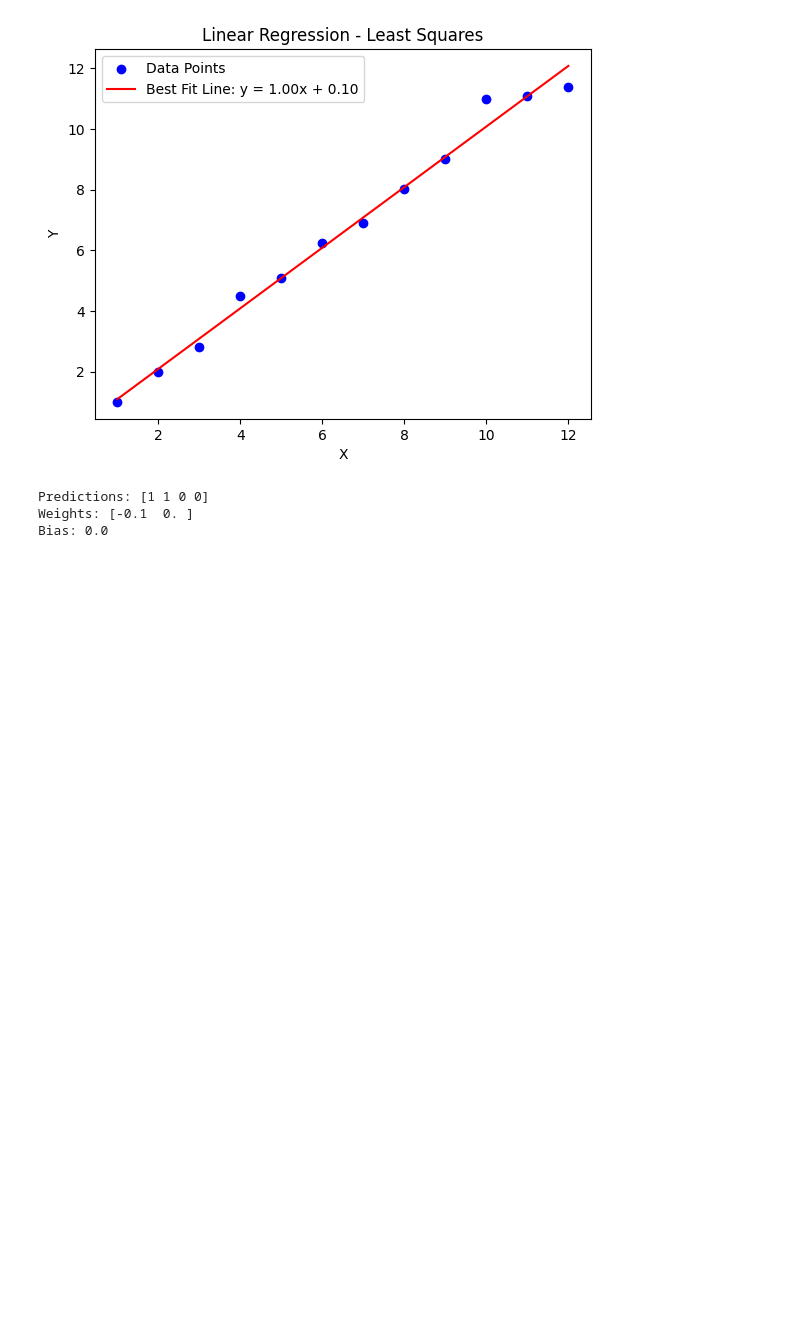
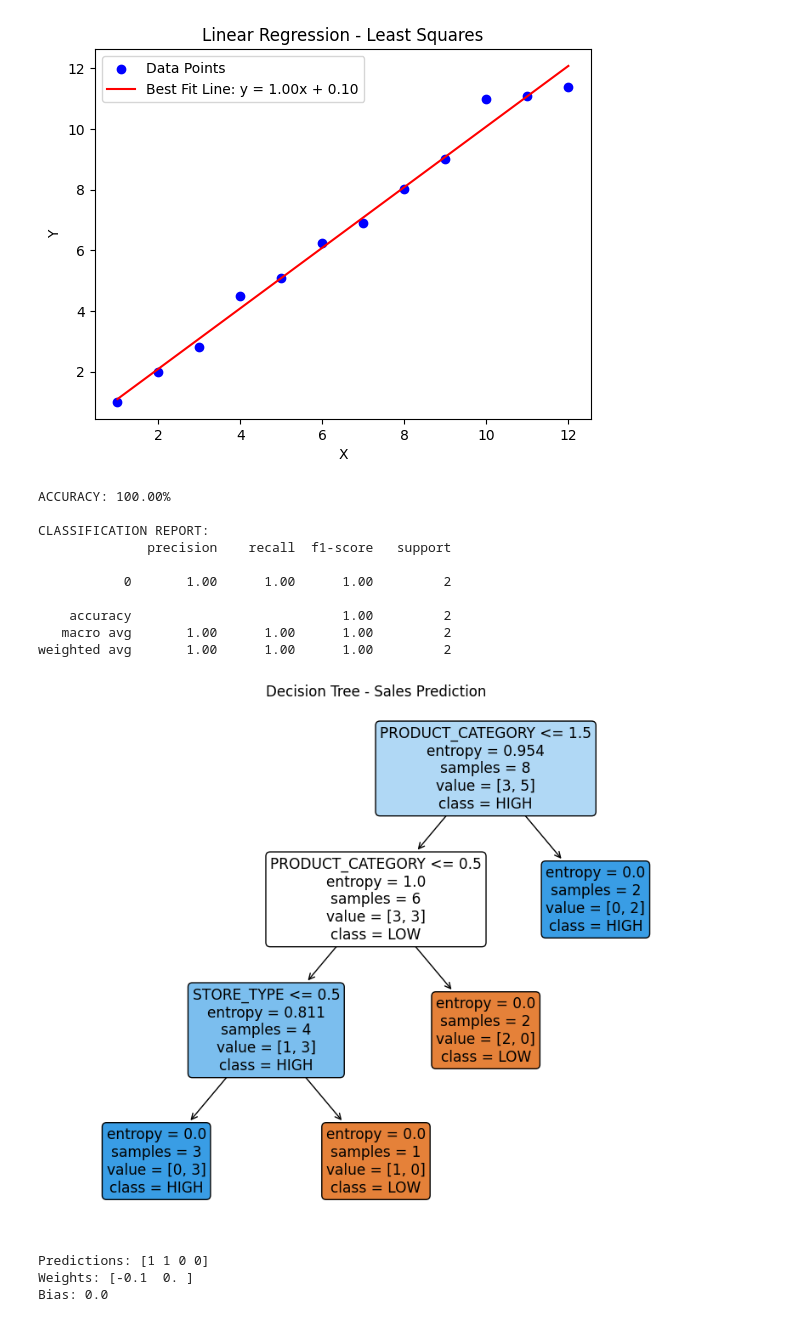
Before and after one commit to np-nandanpatil/ml-lab, a Jupyter notebook: SimplifiedLabPrograms.ipynb, the cells around one changed output. Drawn from its saved outputs; the diff is of its cells as text; code cells hidden in the pictures; blank space fills up the shorter version.

```diff
--- a/SimplifiedLabPrograms.ipynb
+++ b/SimplifiedLabPrograms.ipynb
@@ -159,6 +158,66 @@ plt.show()
 Slope (m): 0.9987762237762237
 Intercept (b): 0.09545454545454746
 [figure]
+# %%
+# Program 4 - Simple Decision Tree Classification Example
+
+import pandas as pd
+import matplotlib.pyplot as plt
+from sklearn.model_selection import train_test_split
+from sklearn.tree import DecisionTreeClassifier, plot_tree
+from sklearn.metrics import accuracy_score, classification_report
+from sklearn.preprocessing import LabelEncoder
+
+# Step 1: Create the data
+data = {
+    'MARKETING_SPEND': [1500, 2300, 3200, 1800, 1200, 2500, 3500, 4000, 1700, 3000],
+    'PRODUCT_CATEGORY': ['ELECTRONICS', 'CLOTHING', 'ELECTRONICS', 'CLOTHING', 'FURNITURE', 'ELECTRONICS', 'CLOTHING', 'FURNITURE', 'ELECTRONICS', 'CLOTHING'],
+    'SEASON': ['HOLIDAY', 'REGULAR', 'HOLIDAY', 'REGULAR', 'HOLIDAY', 'REGULAR', 'HOLIDAY', 'REGULAR', 'HOLIDAY', 'REGULAR'],
+    'STORE_TYPE': ['PHYSICAL', 'ONLINE', 'PHYSICAL', 'ONLINE', 'PHYSICAL', 'ONLINE', 'PHYSICAL', 'ONLINE', 'PHYSICAL', 'ONLINE'],
+    'SALES': ['HIGH', 'LOW', 'HIGH', 'LOW', 'LOW', 'HIGH', 'HIGH', 'LOW', 'HIGH', 'LOW']
+}
+
+df = pd.DataFrame(data)
+
+# Step 2: Convert text to numbers using LabelEncoder
+encoder = LabelEncoder()
+for col in ['PRODUCT_CATEGORY', 'SEASON', 'STORE_TYPE', 'SALES']:
+    df[col] = encoder.fit_transform(df[col])
+
+# Step 3: Separate features (X) and target (y)
+X = df.drop('SALES', axis=1)
+y = df['SALES']
+
+# Step 4: Split the data - 80% for training, 20% for testing
+X_train, X_test, y_train, y_test = train_test_split(X, y, test_size=0.2, random_state=0)
+
+# Step 5: Train the decision tree model
+model = DecisionTreeClassifier(criterion='entropy', max_depth=3)
+model.fit(X_train, y_train)
+
+# Step 6: Predict and evaluate
+y_pred = model.predict(X_test)
+print(f"ACCURACY: {accuracy_score(y_test, y_pred) * 100:.2f}%")
+print("\nCLASSIFICATION REPORT:")
+print(classification_report(y_test, y_pred))
+
+# Step 7: Show the decision tree
+plt.figure(figsize=(10, 8))
+plot_tree(model, filled=True, feature_names=X.columns, class_names=['LOW', 'HIGH'], rounded=True)
+plt.title("Decision Tree - Sales Prediction")
+plt.show()
+# %% [output]
+ACCURACY: 100.00%
+
+CLASSIFICATION REPORT:
+              precision    recall  f1-score   support
+
+           0       1.00      1.00      1.00         2
+
+    accuracy                           1.00         2
+   macro avg       1.00      1.00      1.00         2
+weighted avg       1.00      1.00      1.00         2
+[figure, added]
 # %%
 # Program 6
 
```
Also changed, not shown: parts of 2 cells of this notebook.
